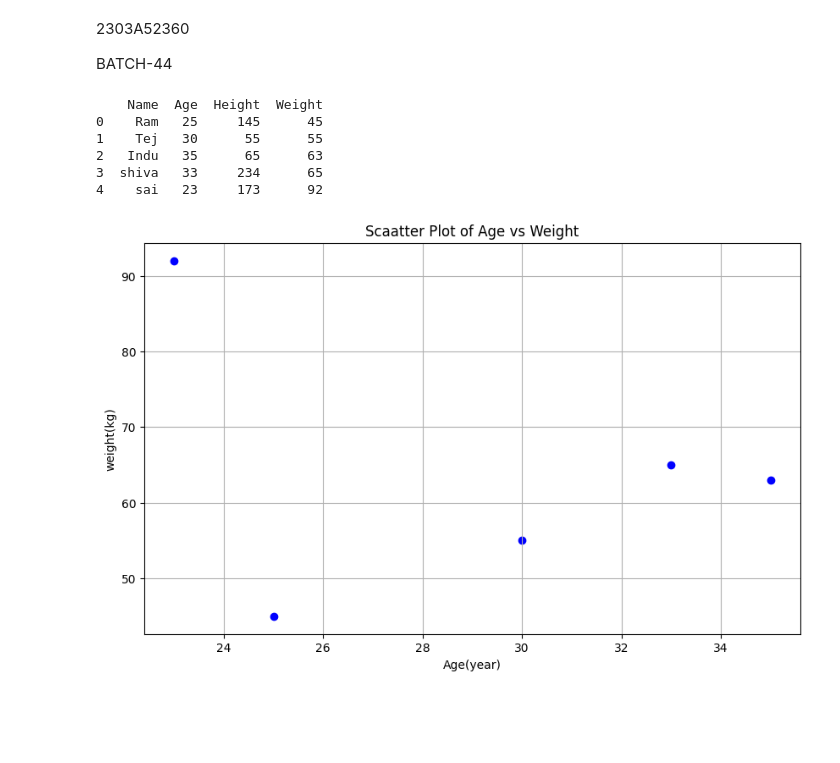
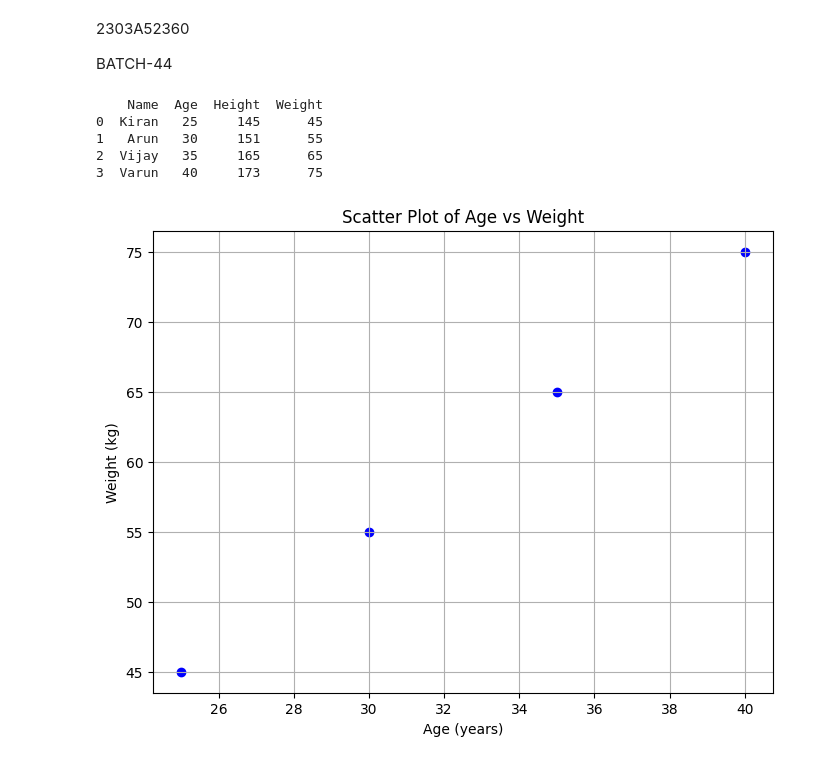
Before and after one commit to Sourish3605/AIML, a Jupyter notebook: AIML_Assignment_2.ipynb, the cells around one changed output. Drawn from its saved outputs; the diff is of its cells as text; code cells hidden in the pictures; blank space fills up the shorter version.

```diff
--- a/AIML_Assignment_2.ipynb
+++ b/AIML_Assignment_2.ipynb
@@ -5,48 +5,32 @@
 
 BATCH-44
 # %%
-# Visulization of data using matplotlib ,pyplot
 import pandas as pd
-people=['Ram','Tej','Indu','shiva','sai']
-age=[25,30,35,33,23]
-height=[145,55,65,234,173]
-weight=[45,55,63,65,92]
-data={
-    'Name':people,
-    'Age':age,
-    'Height':height,
-    'Weight':weight
-    }
-df=pd.DataFrame(data)
+people = ['Kiran', 'Arun', 'Vijay', 'Varun']
+age = [25, 30, 35, 40]
+height = [145, 151, 165, 173]
+weight = [45, 55, 65, 75]
+data = {
+    'Name': people,
+    'Age': age,
+    'Height': height,
+    'Weight': weight
+}
+df = pd.DataFrame(data)
 print(df)
 # %% [output]
     Name  Age  Height  Weight
-0    Ram   25     145      45
-1    Tej   30      55      55
-2   Indu   35      65      63
-3  shiva   33     234      65
-4    sai   23     173      92
+0  Kiran   25     145      45
+1   Arun   30     151      55
+2  Vijay   35     165      65
+3  Varun   40     173      75
 # %%
-# Scatter plot: Age vs Weight
-import pandas as pd
-import matplotlib.pyplot as plt
-people=['Ram','Tej','Indu','shiva','sai']
-age=[25,30,35,33,23]
-height=[145,55,65,234,173]
-weight=[45,55,63,65,92]
-data={
-    'Name':people,
-    'Age':age,
-    'Height':height,
-    'Weight':weight
-    }
-df=pd.DataFrame(data)
-plt.figure(figsize=(10,6))
-plt.scatter(df['Age'],df['Weight'],color='blue',marker='o')
-plt.title('Scaatter Plot of Age vs Weight')
-plt.xlabel('Age(year)')
-plt.ylabel('weight(kg)')
+plt.figure(figsize=(8, 6))
+plt.scatter(df['Age'], df['Weight'], color='blue', marker='o')
+plt.title('Scatter Plot of Age vs Weight')
+plt.xlabel('Age (years)')
+plt.ylabel('Weight (kg)')
 plt.grid(True)
 plt.show()
 # %% [output]
-[figure, old version]
+[figure, new version]
```
Also changed, not shown: parts of 4 cells of this notebook.
